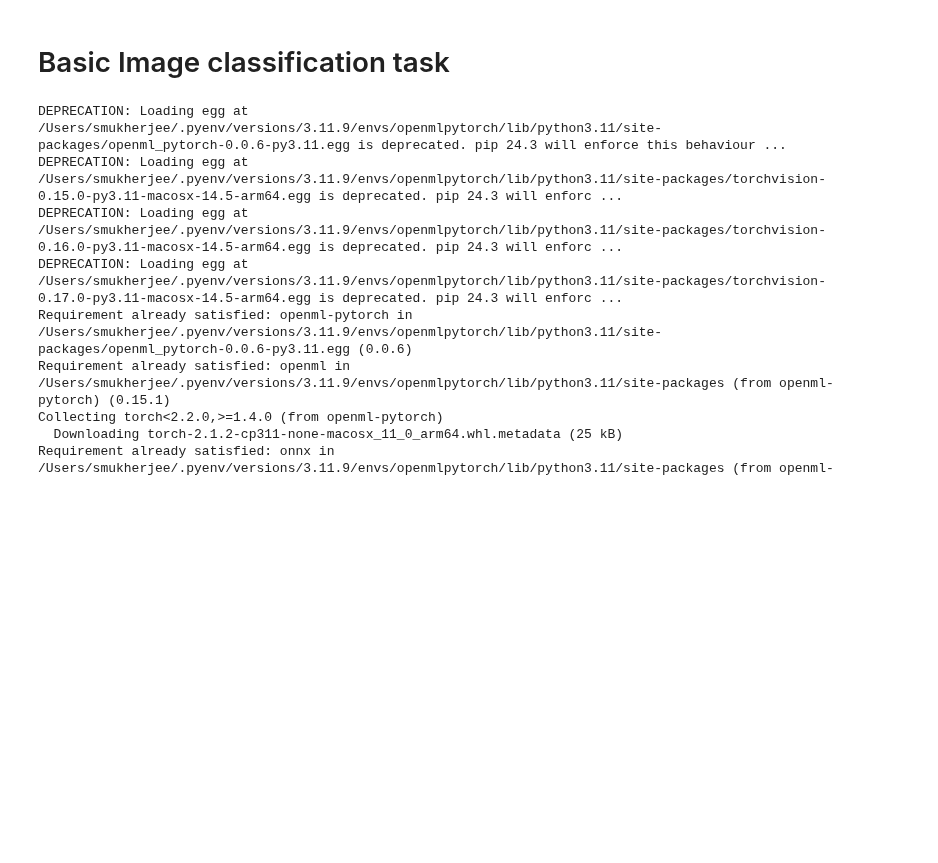
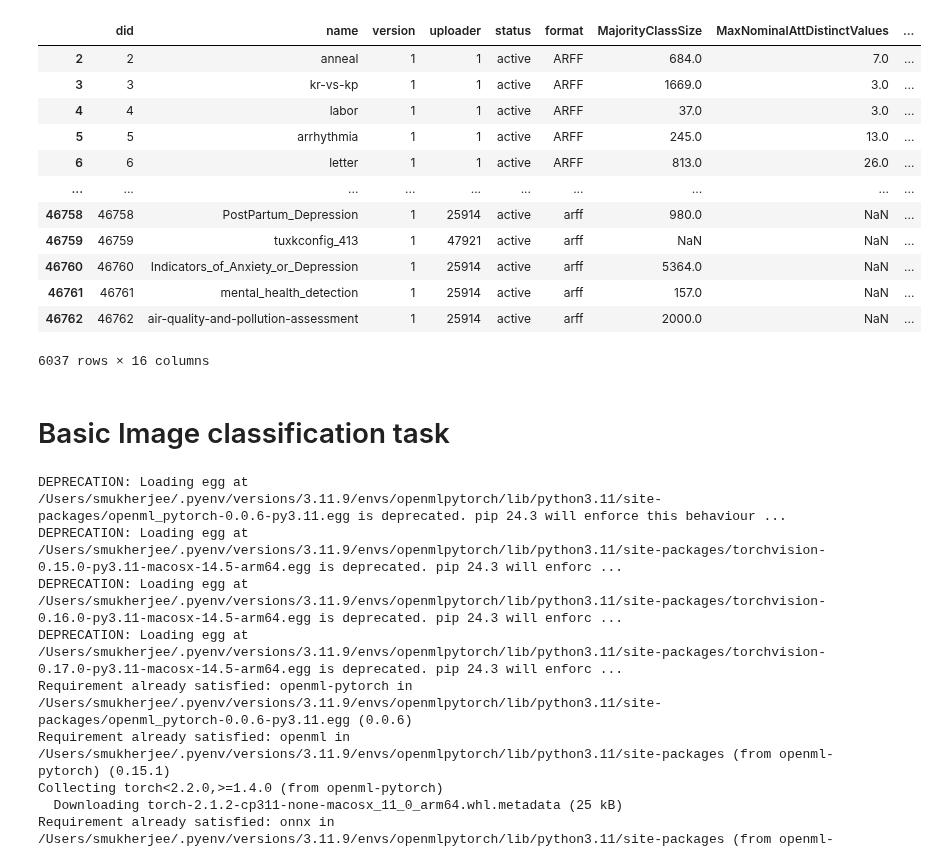
Before and after one commit to openml/openml-pytorch, a Jupyter notebook: test_new_dataloader.ipynb, the cells around one changed output. Drawn from its saved outputs; the diff is of its cells as text; code cells hidden in the pictures; blank space fills up the shorter version.

```diff
--- a/test_new_dataloader.ipynb
+++ b/test_new_dataloader.ipynb
@@ -1,3 +3,19 @@
+# %%
+openml.datasets.list_datasets(output_format='dataframe')
+# %% [output]
+|  | did | name | version | uploader | status | format | MajorityClassSize | MaxNominalAttDistinctValues | ... |
+| 2 | 2 | anneal | 1 | 1 | active | ARFF | 684.0 | 7.0 | ... |
+| 3 | 3 | kr-vs-kp | 1 | 1 | active | ARFF | 1669.0 | 3.0 | ... |
+| 4 | 4 | labor | 1 | 1 | active | ARFF | 37.0 | 3.0 | ... |
+| 5 | 5 | arrhythmia | 1 | 1 | active | ARFF | 245.0 | 13.0 | ... |
+| 6 | 6 | letter | 1 | 1 | active | ARFF | 813.0 | 26.0 | ... |
+| ... | ... | ... | ... | ... | ... | ... | ... | ... | ... |
+| 46758 | 46758 | PostPartum_Depression | 1 | 25914 | active | arff | 980.0 | NaN | ... |
+| 46759 | 46759 | tuxkconfig_413 | 1 | 47921 | active | arff | NaN | NaN | ... |
+| 46760 | 46760 | Indicators_of_Anxiety_or_Depression | 1 | 25914 | active | arff | 5364.0 | NaN | ... |
+| 46761 | 46761 | mental_health_detection | 1 | 25914 | active | arff | 157.0 | NaN | ... |
+| 46762 | 46762 | air-quality-and-pollution-assessment | 1 | 25914 | active | arff | 2000.0 | NaN | ... |
+6037 rows × 16 columns
 # %% [markdown]
 # Basic Image classification task
 # %%
```
Also changed, not shown: parts of 1 cell of this notebook, 3 other files.
